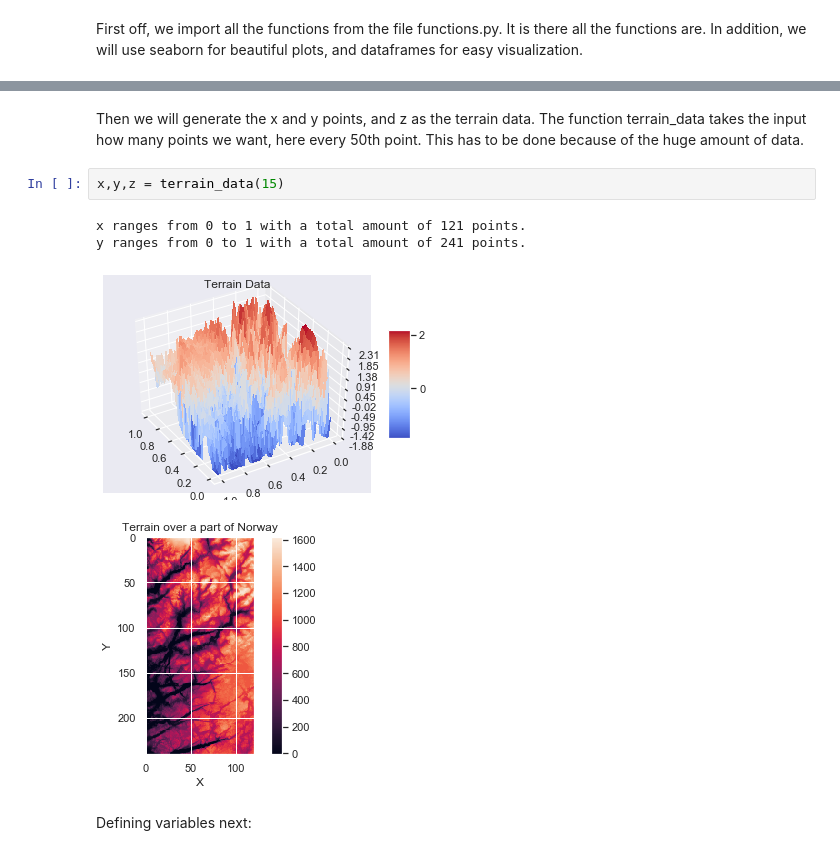
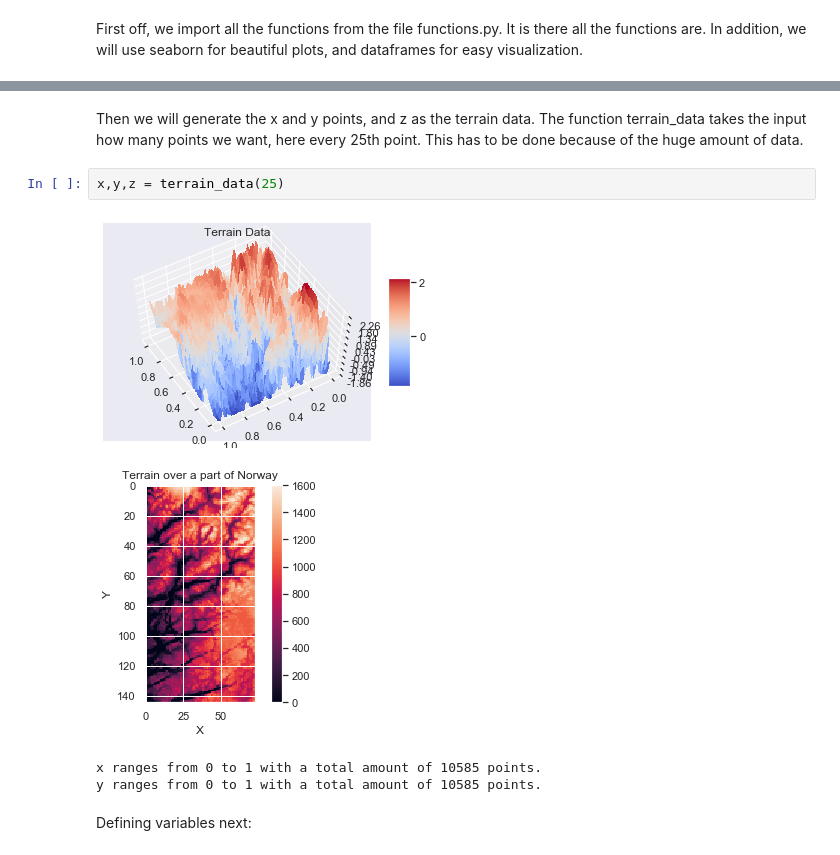
Before and after one commit to ohebbi/FYS-STK4155, a Jupyter notebook: project1/main_terrain.ipynb, the cells around one changed output, grey strips where cells are left out. Saved outputs shown, nothing was run; the diff lists cells and outputs as text.

```diff
--- a/project1/main_terrain.ipynb
+++ b/project1/main_terrain.ipynb
@@ -13,12 +11,12 @@ ModuleNotFoundError: No module named 'project1'
 # %% [markdown]
-Then we will generate the x and y points, and z as the terrain data. The function terrain_data takes the input how many points we want, here every 50th point. This has to be done because of the huge amount of data.
+Then we will generate the x and y points, and z as the terrain data. The function terrain_data takes the input how many points we want, here every 25th point. This has to be done because of the huge amount of data.
 # %%
-x,y,z = terrain_data(15)
+x,y,z = terrain_data(25)
 # %% [output]
-x ranges from 0 to 1 with a total amount of 121 points.
-y ranges from 0 to 1 with a total amount of 241 points.
-[figure, old version]
+[figure, new version]
-[figure, old version]
+[figure, new version]
+x ranges from 0 to 1 with a total amount of 10585 points.
+y ranges from 0 to 1 with a total amount of 10585 points.
 # %% [markdown]
 Defining variables next:
 # %%
```
Also changed, not shown: parts of 20 cells of this notebook, 3 other files.
